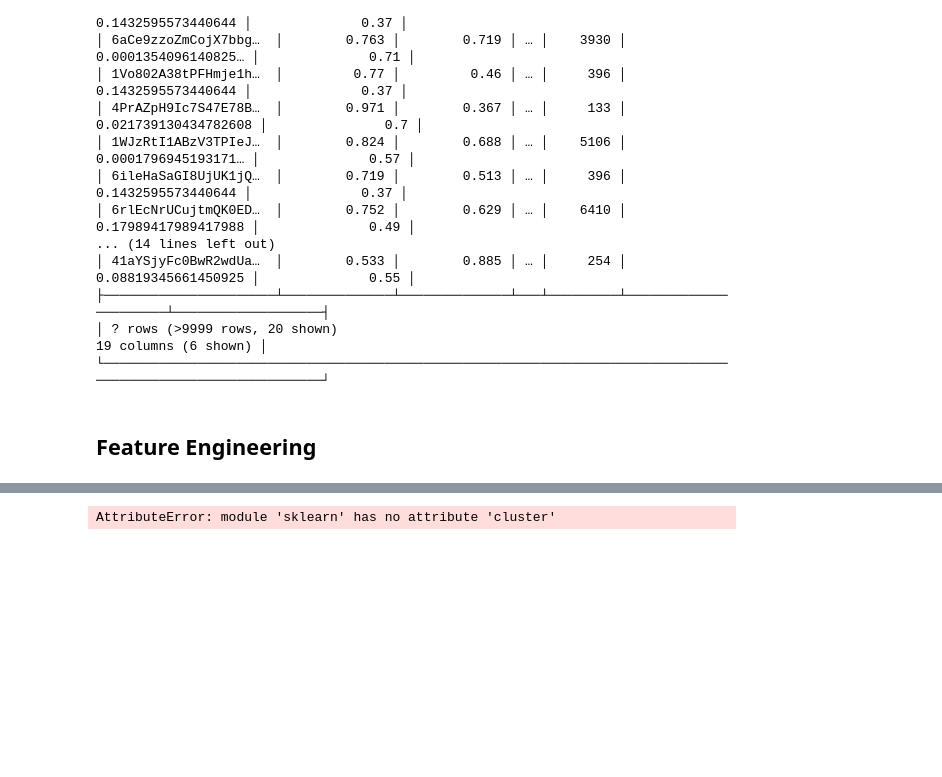
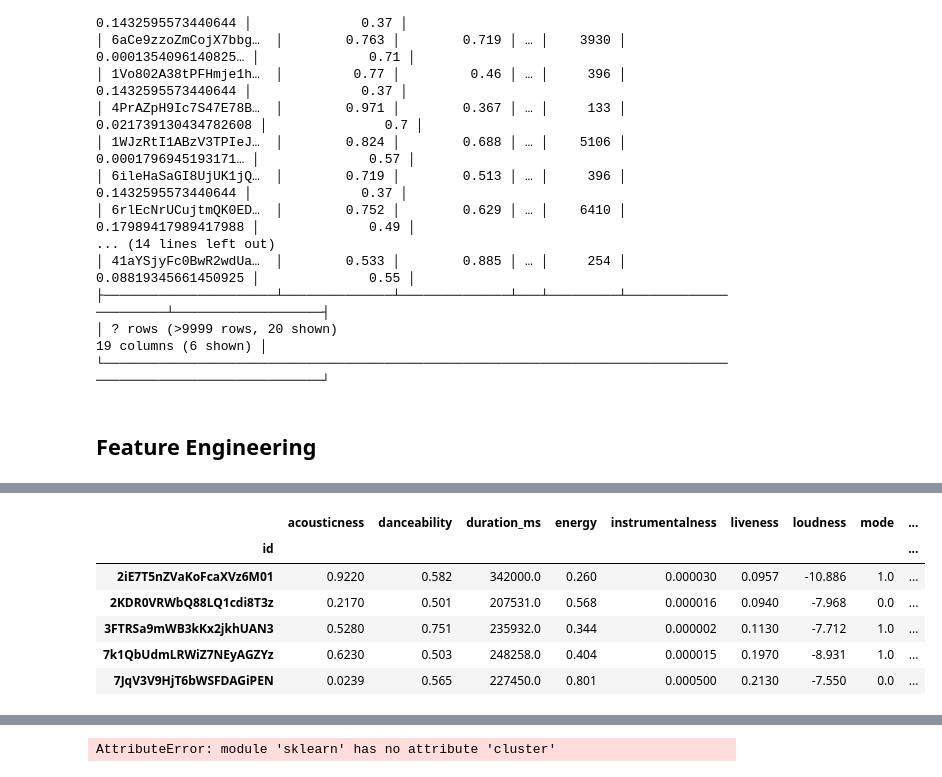
Before and after one commit to dejse/spotify-recommendation-streamlit, a Jupyter notebook: notebooks/E2E.ipynb, the cells around one changed output, grey strips where cells are left out. Cells and saved outputs as stored; diff of their text form; code cells hidden in the pictures; blank space fills up the shorter version.

```diff
--- a/notebooks/data-explore.ipynb
+++ b/notebooks/E2E.ipynb
@@ -138,3 +138,13 @@ df.describe()
 | 50% | 0.238000 | 0.610000 | 2.168930e+05 | 0.629000 | 0.000037 | 0.124000 | -7.599000 | 1.000000 | ... |
 | 75% | 0.645000 | 0.714000 | 2.610550e+05 | 0.798000 | 0.034400 | 0.241000 | -5.509000 | 1.000000 | ... |
 | max | 0.996000 | 0.989000 | 5.505831e+06 | 1.000000 | 1.000000 | 0.999000 | 2.719000 | 1.000000 | ... |
+# %%
+df.query("n_words.isnull()").head()
+# %% [output]
+|  | acousticness | danceability | duration_ms | energy | instrumentalness | liveness | loudness | mode | ... |
+| id |  |  |  |  |  |  |  |  | ... |
+| 2iE7T5nZVaKoFcaXVz6M01 | 0.9220 | 0.582 | 342000.0 | 0.260 | 0.000030 | 0.0957 | -10.886 | 1.0 | ... |
+| 2KDR0VRWbQ88LQ1cdi8T3z | 0.2170 | 0.501 | 207531.0 | 0.568 | 0.000016 | 0.0940 | -7.968 | 0.0 | ... |
+| 3FTRSa9mWB3kKx2jkhUAN3 | 0.5280 | 0.751 | 235932.0 | 0.344 | 0.000002 | 0.1130 | -7.712 | 1.0 | ... |
+| 7k1QbUdmLRWiZ7NEyAGZYz | 0.6230 | 0.503 | 248258.0 | 0.404 | 0.000015 | 0.1970 | -8.931 | 1.0 | ... |
+| 7JqV3V9HjT6bWSFDAGiPEN | 0.0239 | 0.565 | 227450.0 | 0.801 | 0.000500 | 0.2130 | -7.550 | 0.0 | ... |
```
Also changed, not shown: parts of 3 cells of this notebook.
